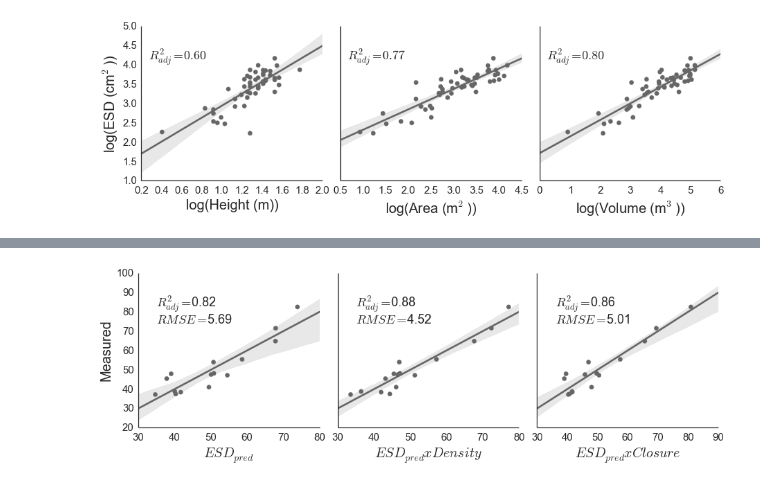
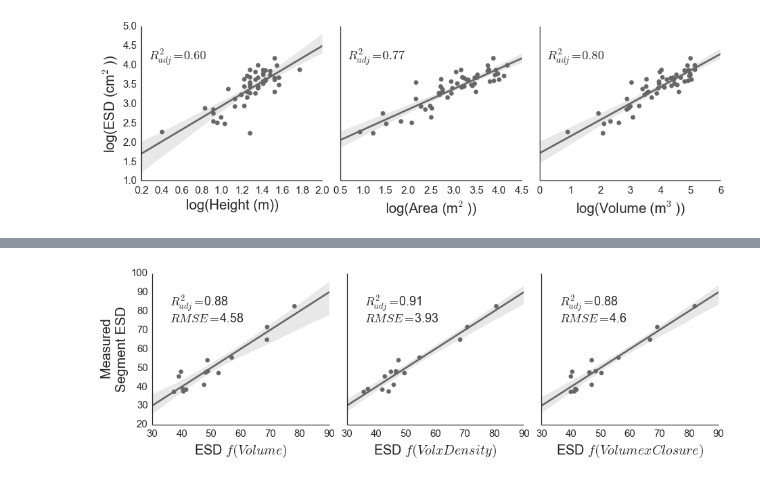
Before and after one commit to djkrofch/edulis, a Jupyter notebook: iPython_Notebooks/JSAV_Allometry.ipynb, the cells around one changed output, grey strips where cells are left out. Drawn from its saved outputs; the diff is of its cells as text; code cells hidden in the pictures.

```diff
--- a/iPython_Notebooks/JSAV_Allometry.ipynb
+++ b/iPython_Notebooks/JSAV_Allometry.ipynb
@@ -77,12 +94,12 @@ Distribution of ground based data.
 # %%
 #Quick distribution of ground data
 
-toPlot = ['HEIGHT','AREA','VOLUME']
-toName = ['Height','Area','Volume']
-varUnits = ['(m)', '(m$^2$)', '(m$^3$)']
+toPlot = ['HEIGHT','AREA','VOLUME','ESD']
+toName = ['Height','Area','Volume','ESD']
+varUnits = ['(m)', '(m$^2$)', '(m$^3$)','(cm)']
 
 
-fig, (ax1, ax2, ax3) = plt.subplots(1,3, sharey = True, figsize = (15,4))
+fig, (ax1, ax2, ax3, ax4) = plt.subplots(1,4, sharey = True, figsize = (19,4))
 subplots_adjust(wspace = .1)
 axs = fig.axes
 idx = 0
@@ -91,7 +108,7 @@ sns.set_style("white")
 
 for var in toPlot:
     ax = axs[idx]
-    groundData[var].plot(ax = ax, kind = 'hist', bins = 15, histtype='step', color = 'k', linewidth = 2)
+    groundData[var].plot(ax = ax, kind = 'hist', bins = 20, histtype='step', color = 'k', linewidth = 2)
     ax.set_title (toName[idx])
     ax.set_xlabel(varUnits[idx])
     ax.set_ylabel('')
@@ -102,4 +119,5 @@ for var in toPlot:
     if idx == 0:
         ax.set_ylabel('Number of Individuals')
     idx = idx + 1
+    savefig('distro.tif')
 # %% [output]
@@ -125,7 +148,7 @@ sns.set_style("white")
 
 for var in toPlot:
     ax = axs[idx]
-    segmentStats2[var].dropna().plot(ax = ax, kind = 'hist', bins = 15, histtype='step', color = 'k', linewidth = 2)
+    segmentStats2[var].dropna().plot(ax = ax, kind = 'hist', bins = 25, histtype='step', color = 'k', linewidth = 2)
     ax.set_title (toName[idx])
     ax.set_xlabel(varUnits[idx])
     ax.set_ylabel('')
@@ -180,6 +214,6 @@ The segmentation process clumps individuals into small groups. Using our field d
 # %%
-toPlot = ['esdOnly','esdDensity','esdClosure']
-toName = ['$ESD_{pred}$','$ESD_{pred} x Density$','$ESD_{pred} x Closure$']
+toPlot = ['volOnly','esdDensity','esdClosure']
+toName = ['ESD $f(Volume)$','ESD $f(Vol x Density)$','ESD $f(Volume x Closure)$']
 varUnits = ['(m))', '(m$^2$))', '(m$^3$))']
 
 # Model adjusted R2 values from R script
@@ -187,32 +221,34 @@ r2s_fit = list(adjRsquares.AdjR2)
 modelsigma = list(adjRsquares.modelsigma)
 
 fig, (ax1, ax2, ax3) = plt.subplots(1,3, sharey = True, figsize = (15,4))
 subplots_adjust(wspace = .1)
 axs = fig.axes
 idx = 0
 sns.despine()
 sns.set_style("white")
 
 for var in toPlot:
     xdata = segFits[toPlot[idx]]
     ydata = segFits['measured']
     lmdata = pd.DataFrame(dict(x = xdata, y = ydata))
     r2 = str(round(list(r2s_fit)[idx],2))
     sigma = str(round(list(modelsigma)[idx],2))
     ax = axs[idx]
     ax.scatter(xdata, ydata, color = '#666666', s = 40)
     sns.regplot('x', 'y', lmdata, ax = ax, color = '#666666')
     ax.set_xlabel(toName[idx])
     ax.set_ylabel('')
 
     ax.annotate('$R^2_{adj}=$'+r2, xy=(.1, .8),  xycoords='axes fraction',
                 horizontalalignment='left', verticalalignment='center', fontsize = 18)
     ax.annotate('$RMSE=$'+sigma, xy=(.1, .7),  xycoords='axes fraction',
             horizontalalignment='left', verticalalignment='center', fontsize = 18)
 
     if idx == 0:
-        ax.set_ylabel('Measured')
+        ax.set_ylabel('Measured \nSegment ESD')
     idx = idx + 1
 savefig('modelFits.tif')
+
+# Clarify maybe switch axes
 # %% [output]
-[figure, old version]
+[figure, new version]
```
Also changed, not shown: parts of 16 cells of this notebook, 18 other files.
